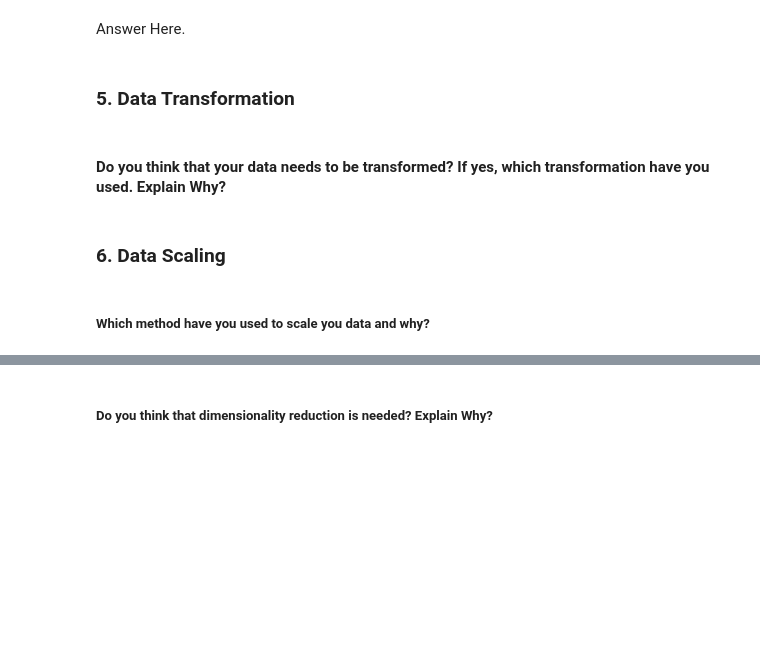
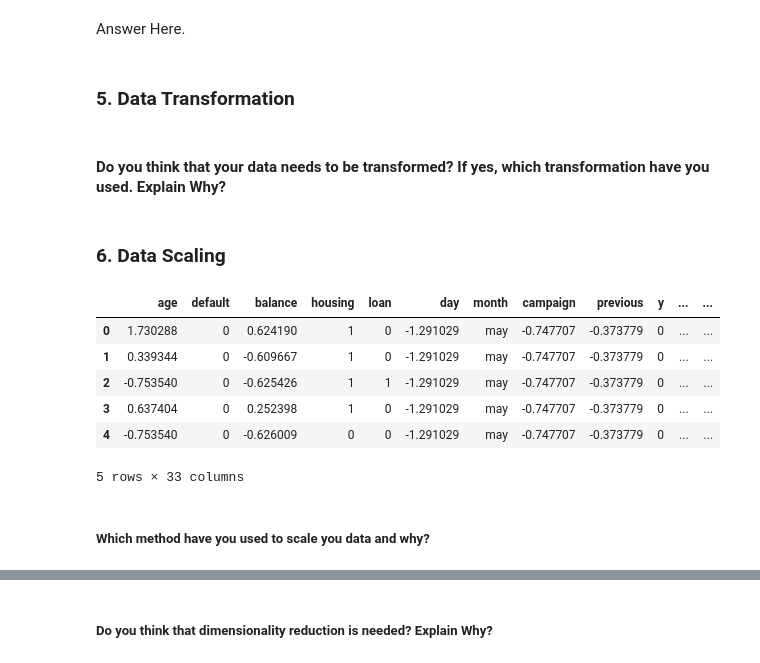
Before and after one commit to saumyadash9/Saumya-Dash-Bank-Marketing-Effectiveness-Prediction, a Jupyter notebook: Saumya_Dash_Bank_Marketing_Effectiveness_Prediction.ipynb, the cells around one changed output, grey strips where cells are left out. Saved outputs shown, nothing was run; the diff lists cells and outputs as text; code cells hidden in the pictures; blank space fills up the shorter version.

```diff
--- a/Saumya_Dash_Bank_Marketing_Effectiveness_Prediction.ipynb
+++ b/Saumya_Dash_Bank_Marketing_Effectiveness_Prediction.ipynb
@@ -1147,6 +1134,6 @@ Answer Here.
 # %% [markdown]
 Answer Here.
 # %% [markdown]
-### 5. Data Transformation
+### **5. Data Transformation**
 # %% [markdown]
 #### Do you think that your data needs to be transformed? If yes, which transformation have you used. Explain Why?
@@ -1155,2 +1140,2 @@ Answer Here.
 # %% [markdown]
-### 6. Data Scaling
+### **6. Data Scaling**
@@ -1159,2 +1142,22 @@ Answer Here.
+# %%
+# Scaling your data
+from sklearn.preprocessing import StandardScaler
+
+# Copying original dataframe
+df1 = df.copy()
+
+scaler = StandardScaler()
+num_cols = ['age', 'balance', 'day', 'campaign', 'previous']
+df1[num_cols] = scaler.fit_transform(df1[num_cols])
+
+df1.head()
+# %% [output]
+|  | age | default | balance | housing | loan | day | month | campaign | previous | y | ... | ... |
+| 0 | 1.730288 | 0 | 0.624190 | 1 | 0 | -1.291029 | may | -0.747707 | -0.373779 | 0 | ... | ... |
+| 1 | 0.339344 | 0 | -0.609667 | 1 | 0 | -1.291029 | may | -0.747707 | -0.373779 | 0 | ... | ... |
+| 2 | -0.753540 | 0 | -0.625426 | 1 | 1 | -1.291029 | may | -0.747707 | -0.373779 | 0 | ... | ... |
+| 3 | 0.637404 | 0 | 0.252398 | 1 | 0 | -1.291029 | may | -0.747707 | -0.373779 | 0 | ... | ... |
+| 4 | -0.753540 | 0 | -0.626009 | 0 | 0 | -1.291029 | may | -0.747707 | -0.373779 | 0 | ... | ... |
+5 rows × 33 columns
 # %% [markdown]
-##### Which method have you used to scale you data and why?
+##### **Which method have you used to scale you data and why?**
```
Also changed, not shown: parts of 25 cells of this notebook.
